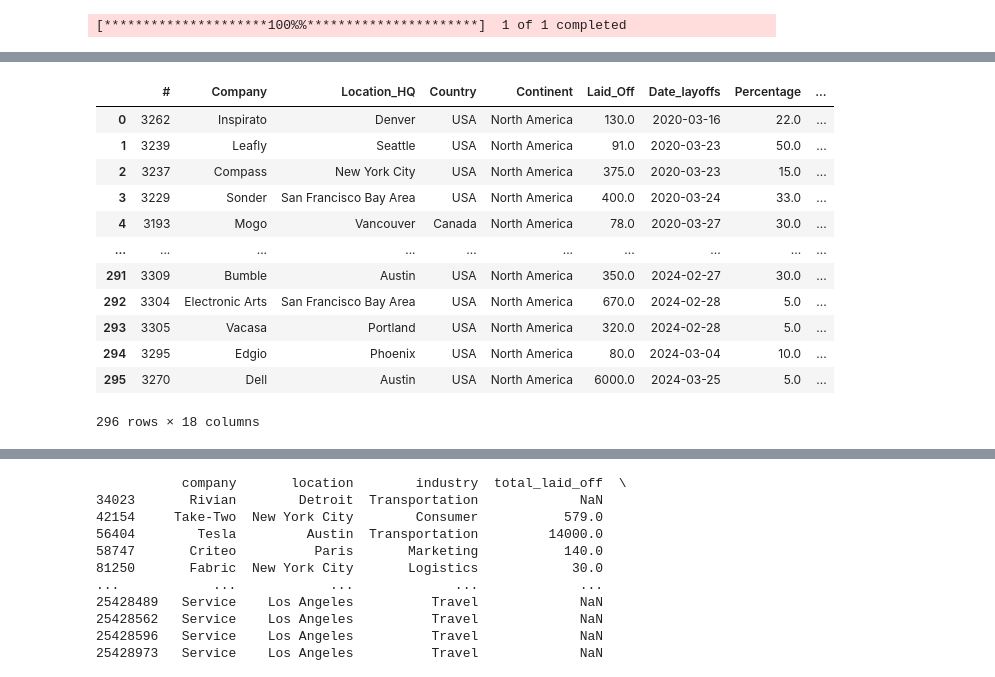
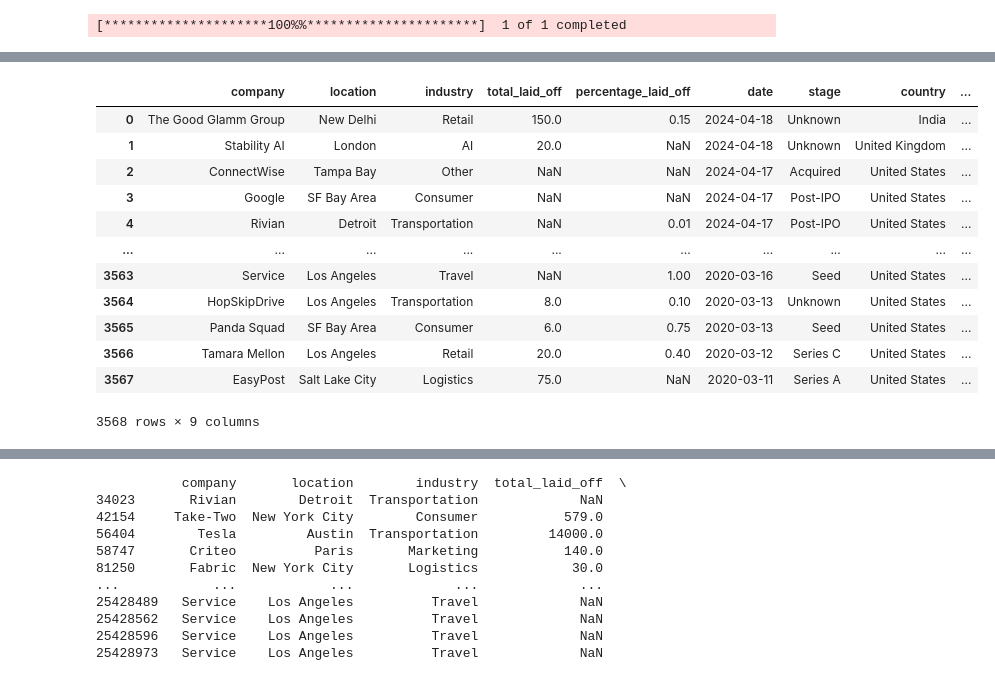
Before and after one commit to shwaylay/CMSC828A_Final_Proj, a Jupyter notebook: datasets/try_yfinance.ipynb, the cells around one changed output, grey strips where cells are left out. Drawn from its saved outputs; the diff is of its cells as text; code cells hidden in the pictures.

```diff
--- a/datasets/try_yfinance.ipynb
+++ b/datasets/try_yfinance.ipynb
@@ -40,19 +10,19 @@ x = df['Open'][:90]
 # %%
-layoffs = pd.read_csv(r"tech_layoffs_CLEANED_NoNA.csv")
+layoffs = pd.read_csv(r"layoffs/layoffs.csv")
 layoffs
 # %% [output]
-|  | # | Company | Location_HQ | Country | Continent | Laid_Off | Date_layoffs | Percentage | ... |
-| 0 | 3262 | Inspirato | Denver | USA | North America | 130.0 | 2020-03-16 | 22.0 | ... |
-| 1 | 3239 | Leafly | Seattle | USA | North America | 91.0 | 2020-03-23 | 50.0 | ... |
-| 2 | 3237 | Compass | New York City | USA | North America | 375.0 | 2020-03-23 | 15.0 | ... |
-| 3 | 3229 | Sonder | San Francisco Bay Area | USA | North America | 400.0 | 2020-03-24 | 33.0 | ... |
-| 4 | 3193 | Mogo | Vancouver | Canada | North America | 78.0 | 2020-03-27 | 30.0 | ... |
+|  | company | location | industry | total_laid_off | percentage_laid_off | date | stage | country | ... |
+| 0 | The Good Glamm Group | New Delhi | Retail | 150.0 | 0.15 | 2024-04-18 | Unknown | India | ... |
+| 1 | Stability AI | London | AI | 20.0 | NaN | 2024-04-18 | Unknown | United Kingdom | ... |
+| 2 | ConnectWise | Tampa Bay | Other | NaN | NaN | 2024-04-17 | Acquired | United States | ... |
+| 3 | Google | SF Bay Area | Consumer | NaN | NaN | 2024-04-17 | Post-IPO | United States | ... |
+| 4 | Rivian | Detroit | Transportation | NaN | 0.01 | 2024-04-17 | Post-IPO | United States | ... |
 | ... | ... | ... | ... | ... | ... | ... | ... | ... | ... |
-| 291 | 3309 | Bumble | Austin | USA | North America | 350.0 | 2024-02-27 | 30.0 | ... |
-| 292 | 3304 | Electronic Arts | San Francisco Bay Area | USA | North America | 670.0 | 2024-02-28 | 5.0 | ... |
-| 293 | 3305 | Vacasa | Portland | USA | North America | 320.0 | 2024-02-28 | 5.0 | ... |
-| 294 | 3295 | Edgio | Phoenix | USA | North America | 80.0 | 2024-03-04 | 10.0 | ... |
-| 295 | 3270 | Dell | Austin | USA | North America | 6000.0 | 2024-03-25 | 5.0 | ... |
+| 3563 | Service | Los Angeles | Travel | NaN | 1.00 | 2020-03-16 | Seed | United States | ... |
+| 3564 | HopSkipDrive | Los Angeles | Transportation | 8.0 | 0.10 | 2020-03-13 | Unknown | United States | ... |
+| 3565 | Panda Squad | SF Bay Area | Consumer | 6.0 | 0.75 | 2020-03-13 | Seed | United States | ... |
+| 3566 | Tamara Mellon | Los Angeles | Retail | 20.0 | 0.40 | 2020-03-12 | Series C | United States | ... |
+| 3567 | EasyPost | Salt Lake City | Logistics | 75.0 | NaN | 2020-03-11 | Series A | United States | ... |
-296 rows × 18 columns
+3568 rows × 9 columns
 # %%
 symbols = pd.read_csv(r"nasdaq_screener.csv")
```
Also changed, not shown: parts of 26 cells of this notebook, 6 other files.
